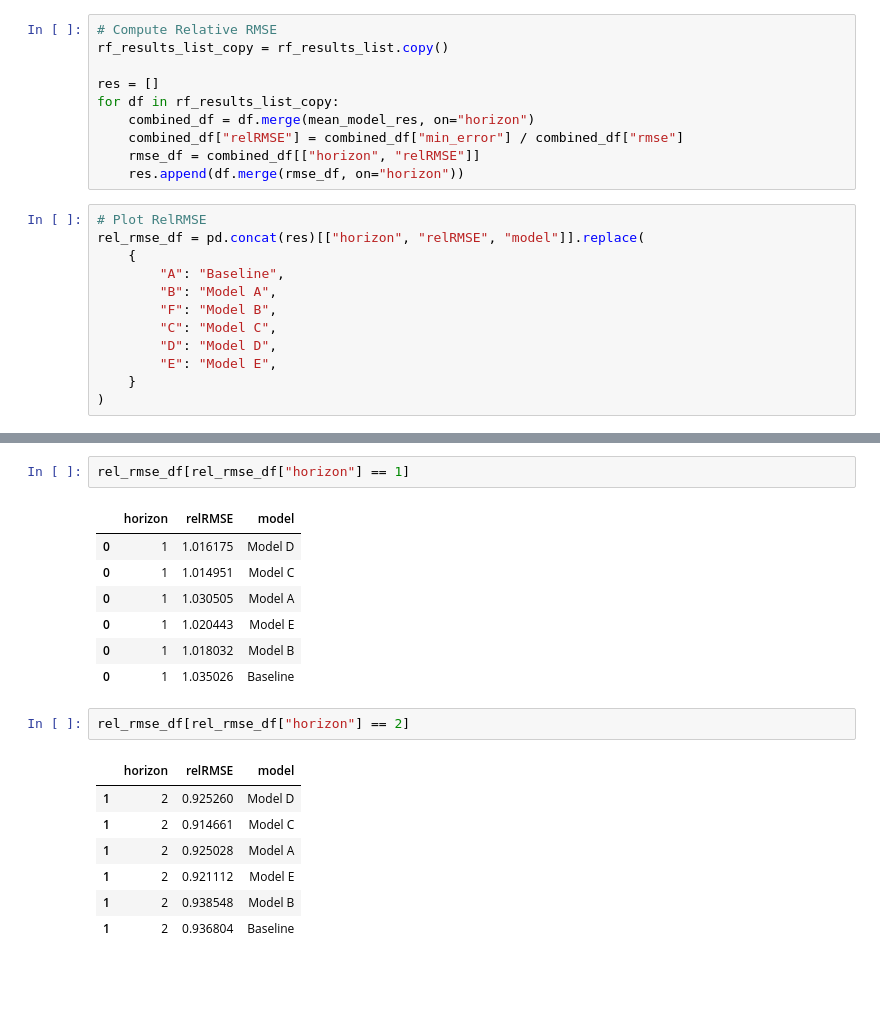
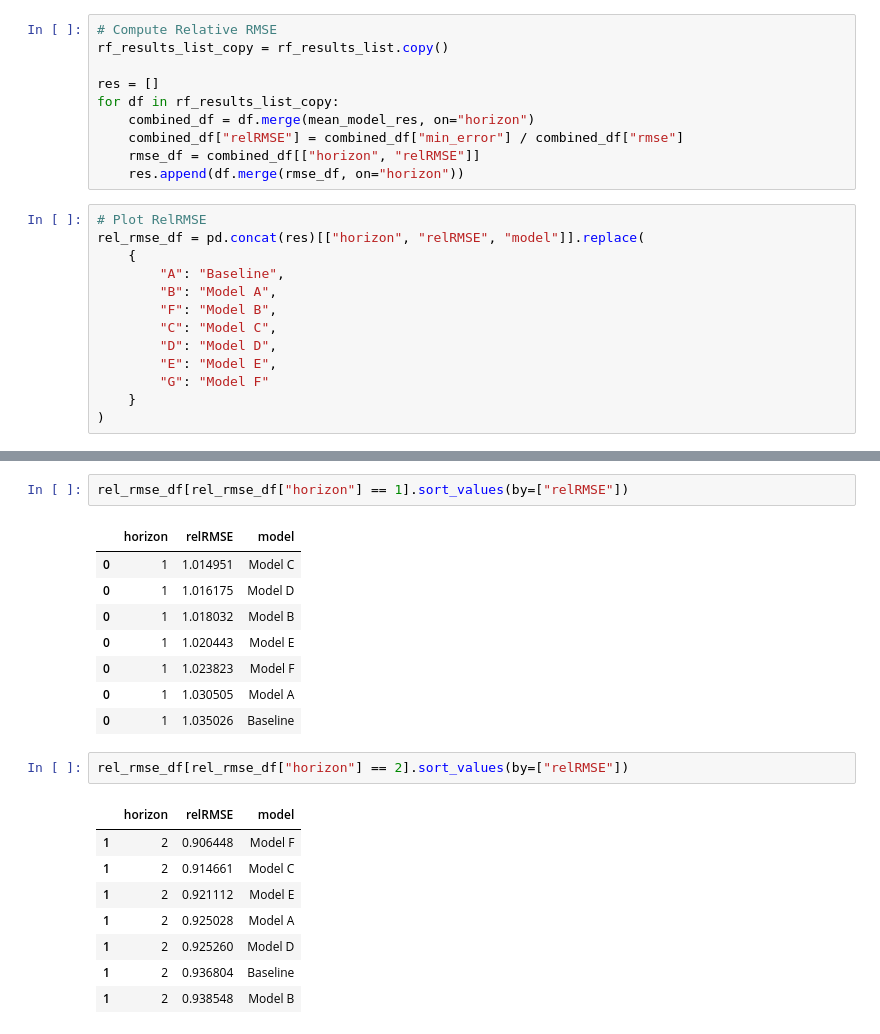
Before and after one commit to ChristopherLiew/Crypto-Uncertainty-Index, a Jupyter notebook: forecasting/ts_analysis/time_series_plots.ipynb, the cells around one changed output, grey strips where cells are left out. Drawn from its saved outputs; the diff is of its cells as text; blank space fills up the shorter version.

```diff
--- a/forecasting/ts_analysis/time_series_plots.ipynb
+++ b/forecasting/ts_analysis/time_series_plots.ipynb
@@ -424,6 +434,7 @@ rel_rmse_df = pd.concat(res)[["horizon", "relRMSE", "model"]].replace(
         "C": "Model C",
         "D": "Model D",
         "E": "Model E",
+        "G": "Model F"
     }
 )
 # %%
@@ -442,23 +453,25 @@ rel_rmse_errors_plot
 # %% [output]
 [interactive output not drawn]
 # %%
-rel_rmse_df[rel_rmse_df["horizon"] == 1]
+rel_rmse_df[rel_rmse_df["horizon"] == 1].sort_values(by=["relRMSE"])
 # %% [output]
 |  | horizon | relRMSE | model |
+| 0 | 1 | 1.014951 | Model C |
 | 0 | 1 | 1.016175 | Model D |
-| 0 | 1 | 1.014951 | Model C |
+| 0 | 1 | 1.018032 | Model B |
+| 0 | 1 | 1.020443 | Model E |
+| 0 | 1 | 1.023823 | Model F |
 | 0 | 1 | 1.030505 | Model A |
-| 0 | 1 | 1.020443 | Model E |
-| 0 | 1 | 1.018032 | Model B |
 | 0 | 1 | 1.035026 | Baseline |
 # %%
-rel_rmse_df[rel_rmse_df["horizon"] == 2]
+rel_rmse_df[rel_rmse_df["horizon"] == 2].sort_values(by=["relRMSE"])
 # %% [output]
 |  | horizon | relRMSE | model |
+| 1 | 2 | 0.906448 | Model F |
+| 1 | 2 | 0.914661 | Model C |
+| 1 | 2 | 0.921112 | Model E |
+| 1 | 2 | 0.925028 | Model A |
 | 1 | 2 | 0.925260 | Model D |
-| 1 | 2 | 0.914661 | Model C |
-| 1 | 2 | 0.925028 | Model A |
-| 1 | 2 | 0.921112 | Model E |
+| 1 | 2 | 0.936804 | Baseline |
 | 1 | 2 | 0.938548 | Model B |
-| 1 | 2 | 0.936804 | Baseline |
 # %%
```
Also changed, not shown: parts of 19 cells of this notebook, 12 other files.
